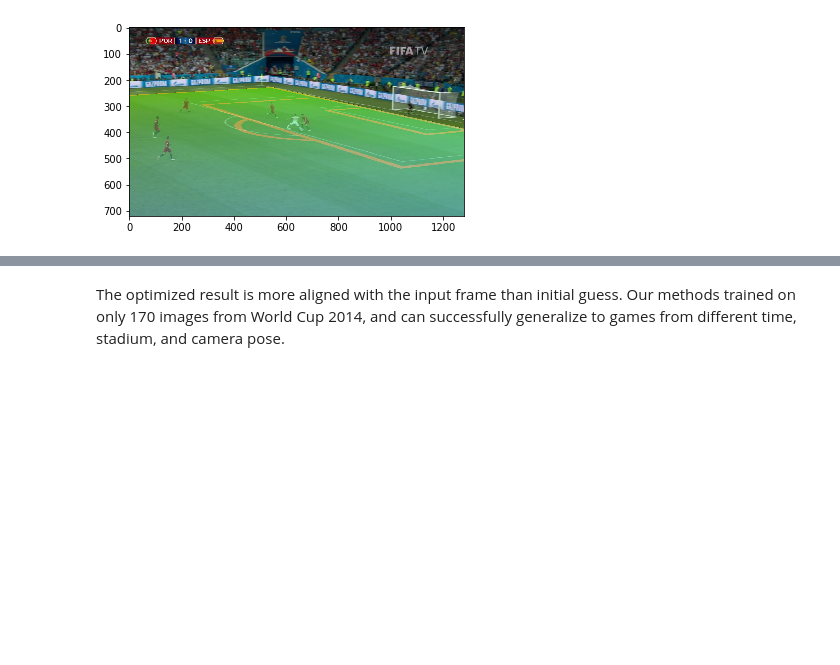
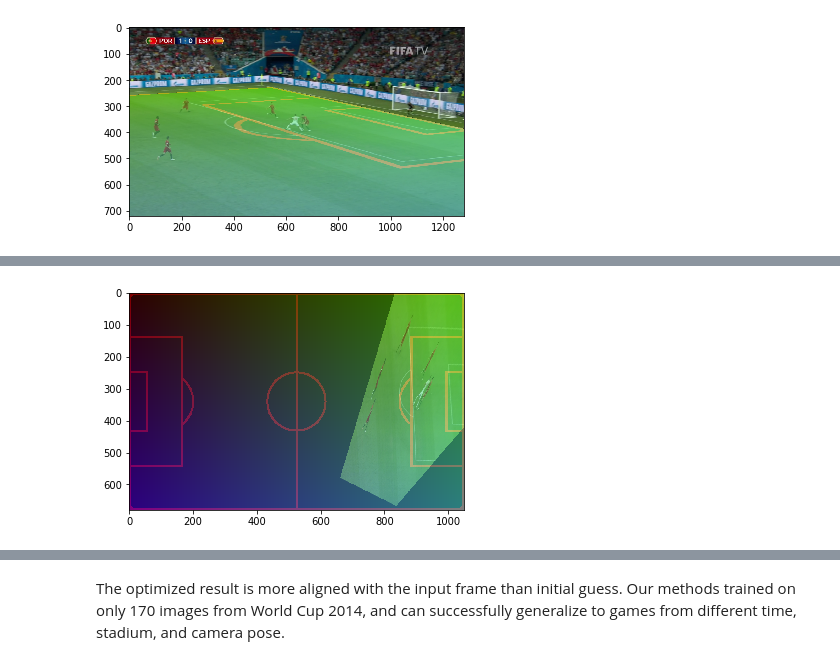
Before and after one commit to vcg-uvic/sportsfield_release, a Jupyter notebook: sports_field_registration.ipynb, the cells around one changed output, grey strips where cells are left out. Saved outputs shown, nothing was run; the diff lists cells and outputs as text; code cells hidden in the pictures; blank space fills up the shorter version.

Commit message:
add top-down view

```diff
--- a/sports_field_registration.ipynb
+++ b/sports_field_registration.ipynb
@@ -166,0 +166,9 @@ plt.show()
+# %%
+# show original top-down view
+H_inv = torch.inverse(orig_homography)
+outshape = template_image_draw.shape[1:3]
+warped_frm = warp.warp_image(utils.np_img_to_torch_img(goal_image_draw)[None], H_inv, out_shape=outshape)[0]
+plt.imshow(utils.torch_img_to_np_img(warped_frm)*0.5+utils.torch_img_to_np_img(template_image_draw)*0.5)
+plt.show()
+# %% [output]
+[figure, added]
```
Also changed, not shown: parts of 5 cells of this notebook.
